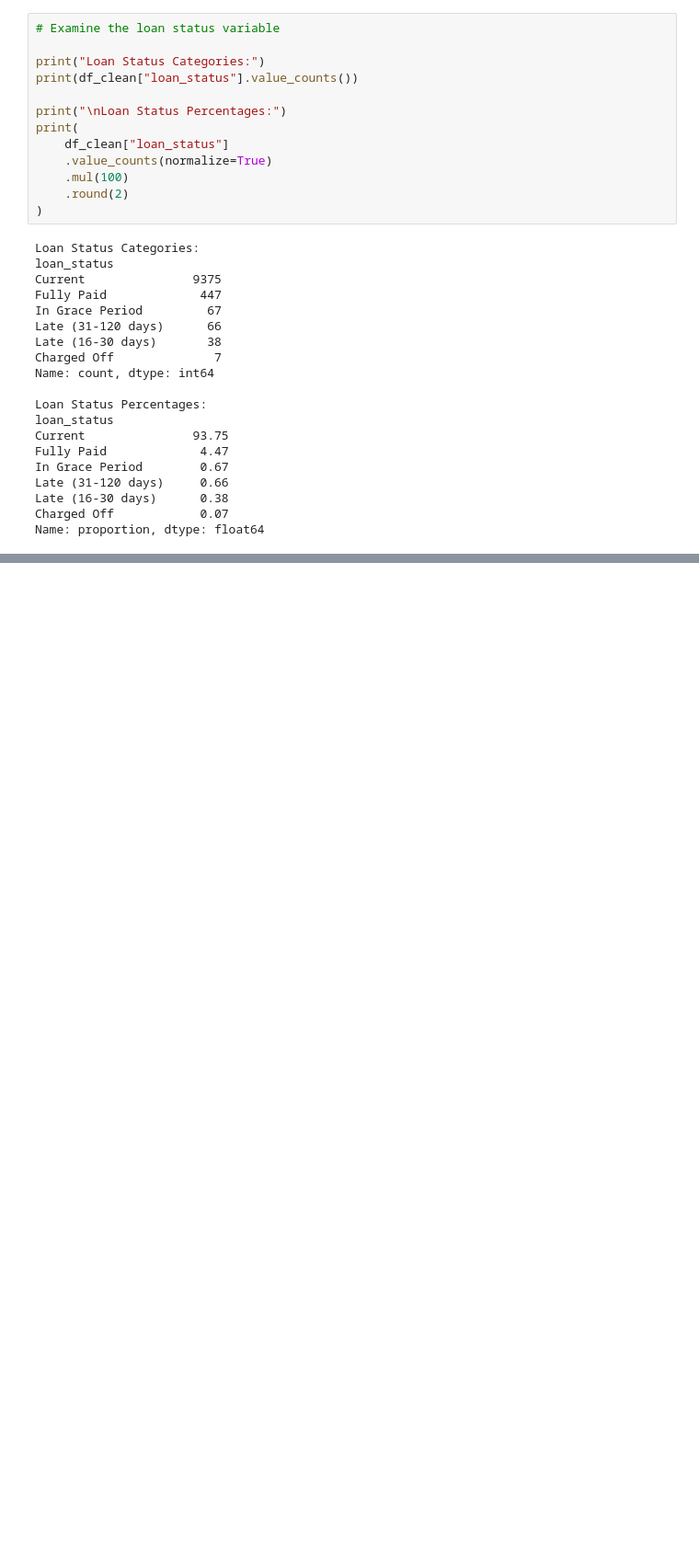
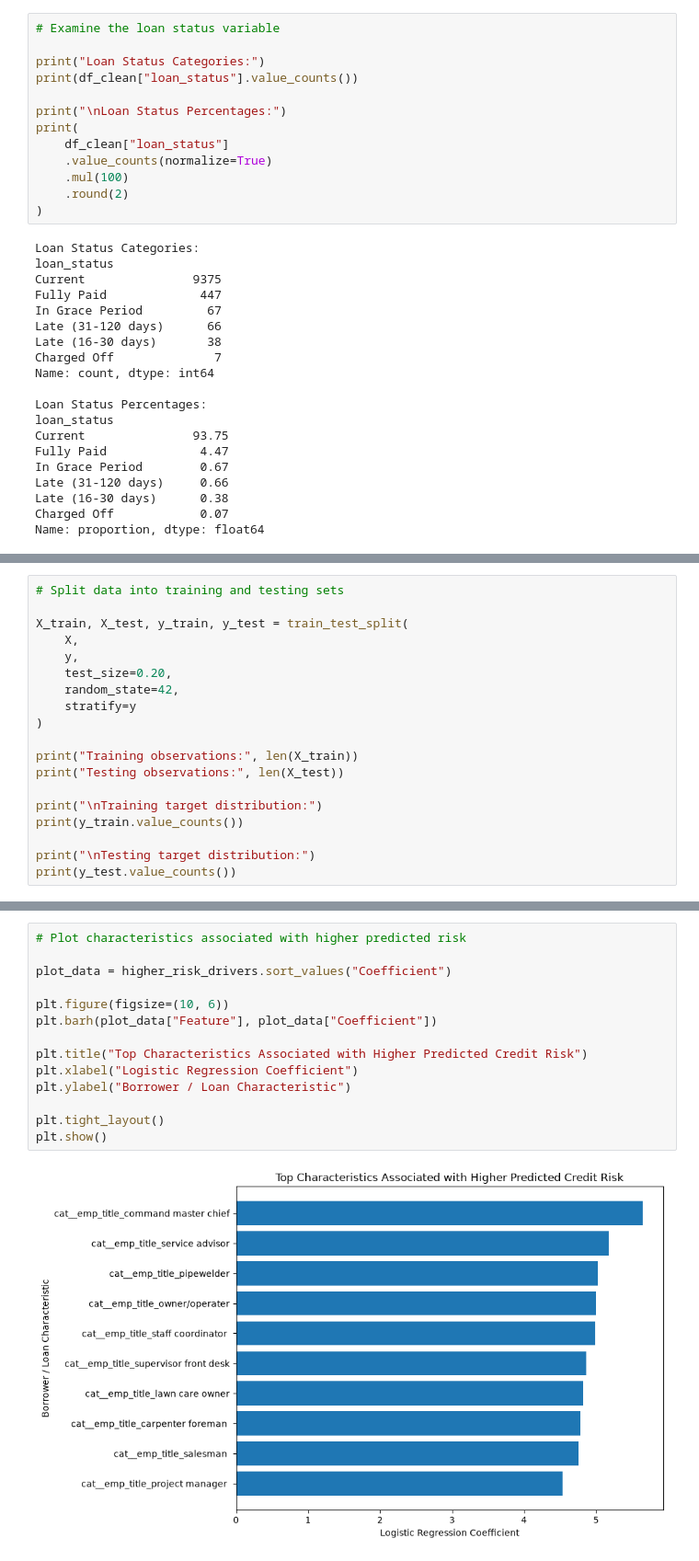
Before and after one commit to That-DataGirly/fintech-credit-risk-analysis, a Jupyter notebook: notebooks/fintech_credit_risk_analysis.ipynb, the cells around one changed output, grey strips where cells are left out. Shown at 92% size. Cells and saved outputs as stored; diff of their text form; blank space fills up the shorter version.

```diff
--- a/notebooks/fintech_credit_risk_analysis.ipynb
+++ b/notebooks/fintech_credit_risk_analysis.ipynb
@@ -346,0 +514,19 @@ Name: proportion, dtype: float64
+# %%
+# Split data into training and testing sets
+
+X_train, X_test, y_train, y_test = train_test_split(
+    X,
+    y,
+    test_size=0.20,
+    random_state=42,
+    stratify=y
+)
+
+print("Training observations:", len(X_train))
+print("Testing observations:", len(X_test))
+
+print("\nTraining target distribution:")
+print(y_train.value_counts())
+
+print("\nTesting target distribution:")
+print(y_test.value_counts())
@@ -346,0 +828,16 @@ Name: proportion, dtype: float64
+# %%
+# Plot characteristics associated with higher predicted risk
+
+plot_data = higher_risk_drivers.sort_values("Coefficient")
+
+plt.figure(figsize=(10, 6))
+plt.barh(plot_data["Feature"], plot_data["Coefficient"])
+
+plt.title("Top Characteristics Associated with Higher Predicted Credit Risk")
+plt.xlabel("Logistic Regression Coefficient")
+plt.ylabel("Borrower / Loan Characteristic")
+
+plt.tight_layout()
+plt.show()
+# %% [output]
+[figure, added]
```
Also changed, not shown: parts of 33 cells of this notebook, 4 other files.
